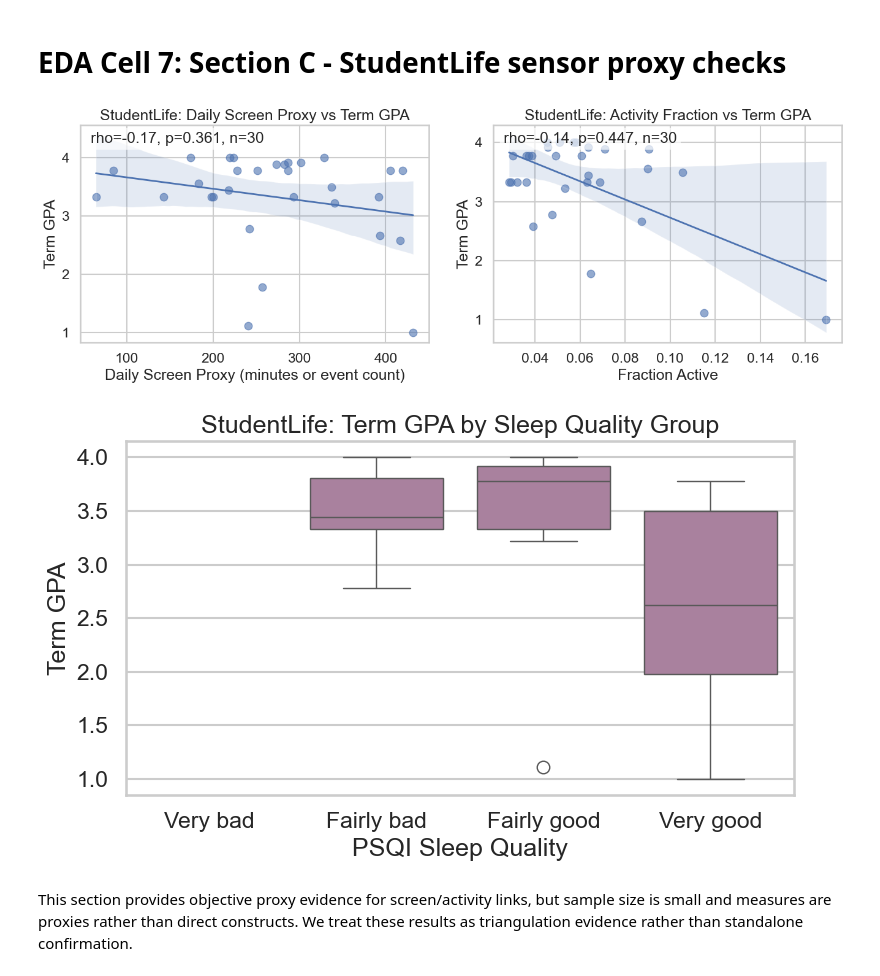
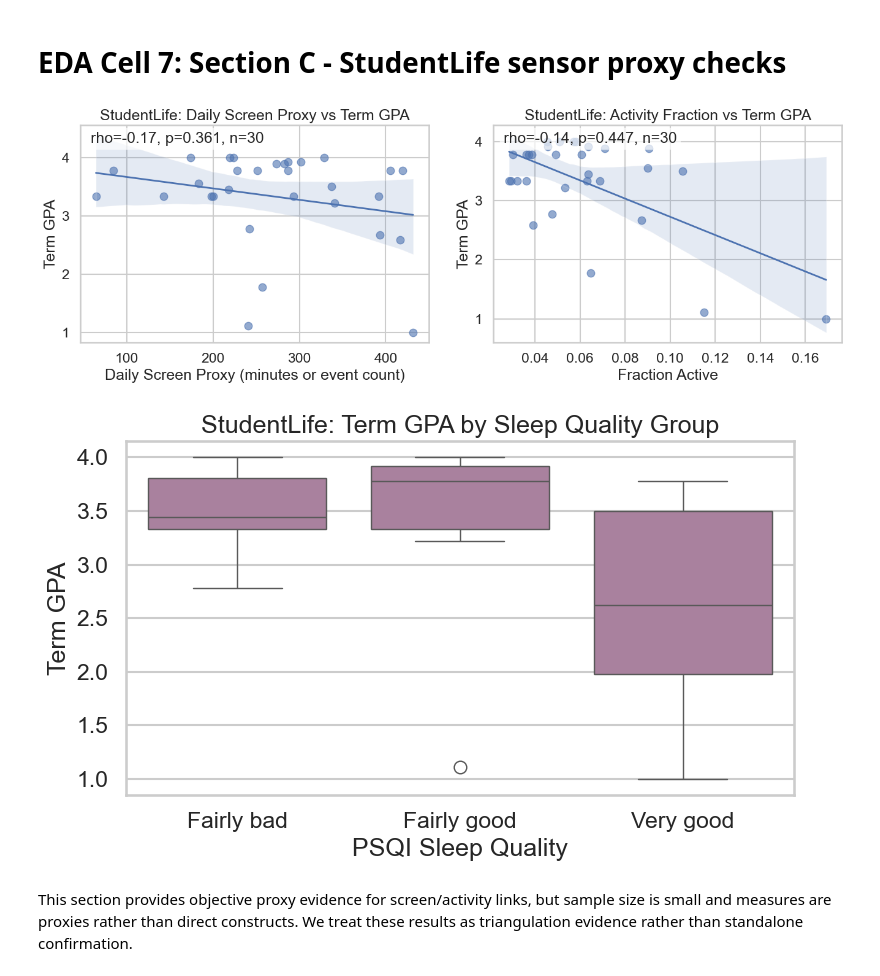
Before and after one commit to COGS108/Group097_WI26, a Jupyter notebook: 02-EDACheckpoint.ipynb, the cells around one changed output. Cells and saved outputs as stored; diff of their text form; code cells hidden in the pictures.

Commit message:
updates to figures

```diff
--- a/02-EDACheckpoint.ipynb
+++ b/02-EDACheckpoint.ipynb
@@ -940,38 +971,56 @@ Finally, we examine passively collected phone/activity signals with GPA to trian
 # %% [markdown]
 # EDA Cell 7: Section C - StudentLife sensor proxy checks
 # %%
+# EDA Cell 7: Section C - StudentLife sensor proxy checks
 cols_c = [c for c in ["gpa_term", "daily_screen_min", "frac_active", "sleep_quality"] if c in df3.columns]
 d3 = df3[cols_c].copy()
 
 if "sleep_quality" in d3.columns and not pd.api.types.is_numeric_dtype(d3["sleep_quality"]):
     order = ["Very bad", "Fairly bad", "Fairly good", "Very good"]
     d3["sleep_quality"] = pd.Categorical(d3["sleep_quality"], categories=order, ordered=True)
 
 fig, axes = plt.subplots(1, 2, figsize=(14, 5))
-annotated_regplot(d3, "daily_screen_min", "gpa_term", axes[0])
-axes[0].set_title("StudentLife: Daily Screen Proxy vs Term GPA")
-axes[0].set_xlabel("Daily Screen Proxy (minutes or event count)")
-axes[0].set_ylabel("Term GPA")
 
-annotated_regplot(d3, "frac_active", "gpa_term", axes[1])
-axes[1].set_title("StudentLife: Activity Fraction vs Term GPA")
-axes[1].set_xlabel("Fraction Active")
-axes[1].set_ylabel("Term GPA")
+if "daily_screen_min" in d3.columns:
+    annotated_regplot(d3, "daily_screen_min", "gpa_term", axes[0])
+    axes[0].set_title("StudentLife: Daily Screen Proxy vs Term GPA")
+    axes[0].set_xlabel("Daily Screen Proxy (minutes or event count)")
+    axes[0].set_ylabel("Term GPA")
+else:
+    axes[0].axis("off")
+
+if "frac_active" in d3.columns:
+    annotated_regplot(d3, "frac_active", "gpa_term", axes[1])
+    axes[1].set_title("StudentLife: Activity Fraction vs Term GPA")
+    axes[1].set_xlabel("Fraction Active")
+    axes[1].set_ylabel("Term GPA")
+else:
+    axes[1].axis("off")
 
 plt.tight_layout()
 plt.show()
 
 if "sleep_quality" in d3.columns:
+    plot_df = d3.dropna(subset=["sleep_quality", "gpa_term"]).copy()
+
+    if pd.api.types.is_categorical_dtype(plot_df["sleep_quality"]):
+        plot_df["sleep_quality"] = plot_df["sleep_quality"].cat.remove_unused_categories()
+
     plt.figure(figsize=(8, 5))
-    sns.boxplot(data=d3.dropna(subset=["sleep_quality", "gpa_term"]), x="sleep_quality", y="gpa_term", color="#B07AA1")
+    sns.boxplot(
+        data=plot_df,
+        x="sleep_quality",
+        y="gpa_term",
+        color="#B07AA1"
+    )
     plt.title("StudentLife: Term GPA by Sleep Quality Group")
     plt.xlabel("PSQI Sleep Quality")
     plt.ylabel("Term GPA")
     plt.tight_layout()
     plt.show()
 # %% [output]
 [figure]
-[figure, old version]
+[figure, new version]
 # %% [markdown]
 This section provides objective proxy evidence for screen/activity links, but sample size is small and measures are proxies rather than direct constructs. We treat these results as triangulation evidence rather than standalone confirmation.
 # %% [markdown]
```
Also changed, not shown: parts of 2 cells of this notebook.
